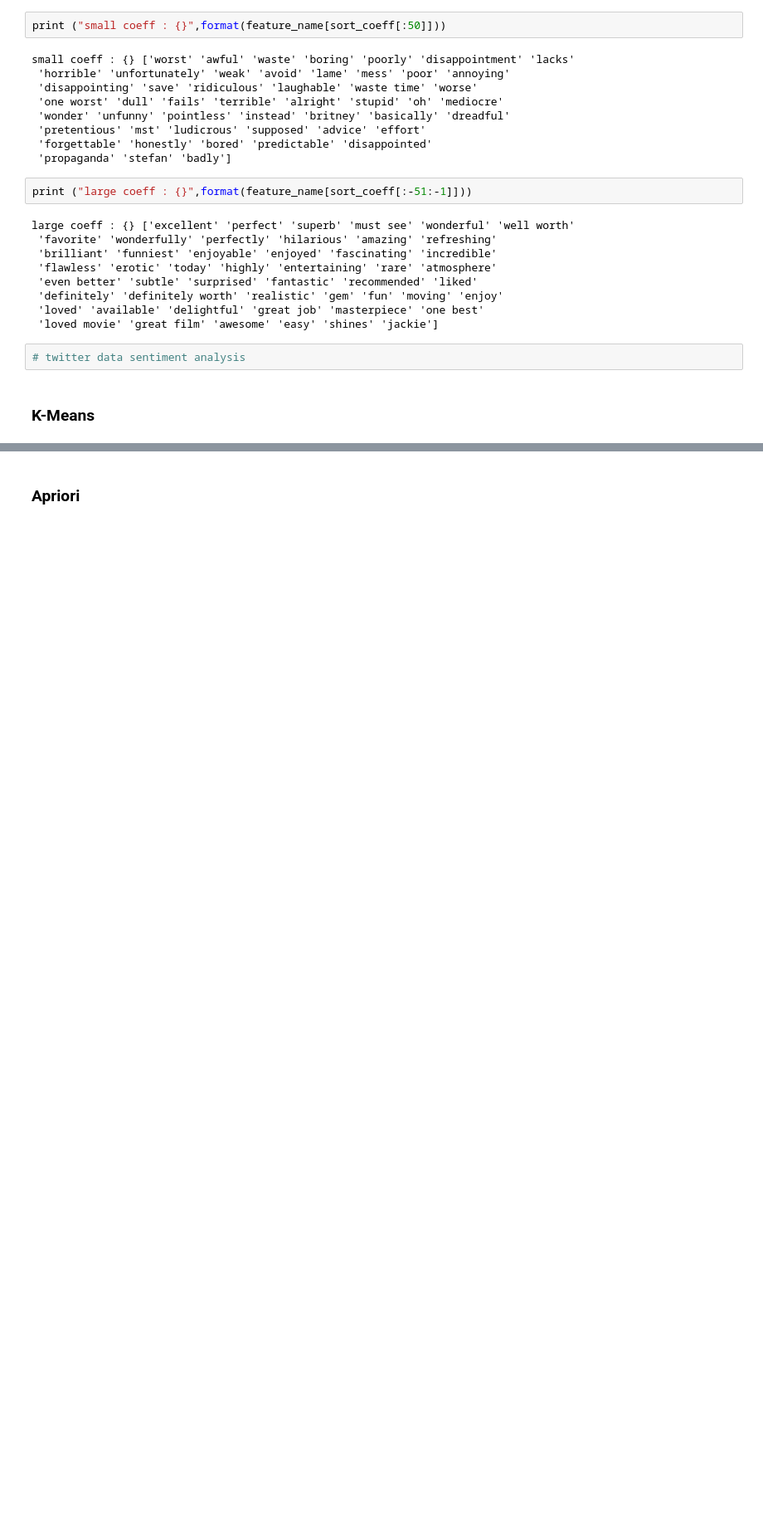
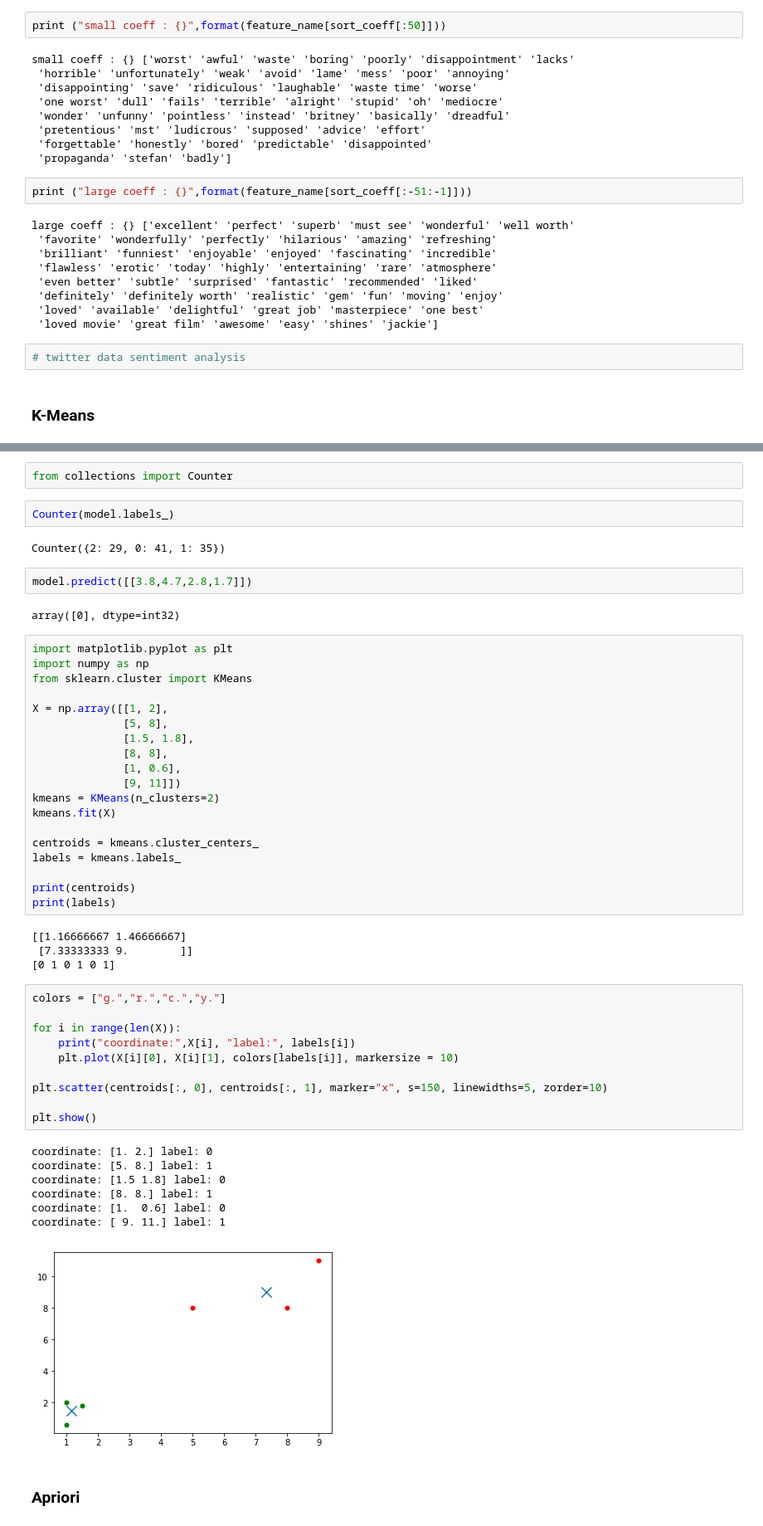
Before and after one commit to sharmasaravanan/Machine_learning, a Jupyter notebook: skillTechnika.ipynb, the cells around one changed output, grey strips where cells are left out. Shown: that part at 83% size. Saved outputs shown, nothing was run; the diff lists cells and outputs as text; blank space fills up the shorter version.

```diff
--- a/skillTechnika.ipynb
+++ b/skillTechnika.ipynb
@@ -1874,2 +1985,53 @@ large coeff : {} ['excellent' 'perfect' 'superb' 'must see' 'wonderful' 'well wo
+# %%
+from collections import Counter
+# %%
+Counter(model.labels_)
+# %% [output]
+Counter({2: 29, 0: 41, 1: 35})
+# %%
+model.predict([[3.8,4.7,2.8,1.7]])
+# %% [output]
+array([0], dtype=int32)
+# %%
+import matplotlib.pyplot as plt
+import numpy as np
+from sklearn.cluster import KMeans
+
+X = np.array([[1, 2],
+              [5, 8],
+              [1.5, 1.8],
+              [8, 8],
+              [1, 0.6],
+              [9, 11]])
+kmeans = KMeans(n_clusters=2)
+kmeans.fit(X)
+
+centroids = kmeans.cluster_centers_
+labels = kmeans.labels_
+
+print(centroids)
+print(labels)
+# %% [output]
+[[1.16666667 1.46666667]
+ [7.33333333 9.        ]]
+[0 1 0 1 0 1]
+# %%
+colors = ["g.","r.","c.","y."]
+
+for i in range(len(X)):
+    print("coordinate:",X[i], "label:", labels[i])
+    plt.plot(X[i][0], X[i][1], colors[labels[i]], markersize = 10)
+
+plt.scatter(centroids[:, 0], centroids[:, 1], marker="x", s=150, linewidths=5, zorder=10)
+
+plt.show()
+# %% [output]
+coordinate: [1. 2.] label: 0
+coordinate: [5. 8.] label: 1
+coordinate: [1.5 1.8] label: 0
+coordinate: [8. 8.] label: 1
+coordinate: [1.  0.6] label: 0
+coordinate: [ 9. 11.] label: 1
+[figure, added]
 # %% [markdown]
 ### Apriori
```
Also changed, not shown: parts of 27 cells of this notebook.
